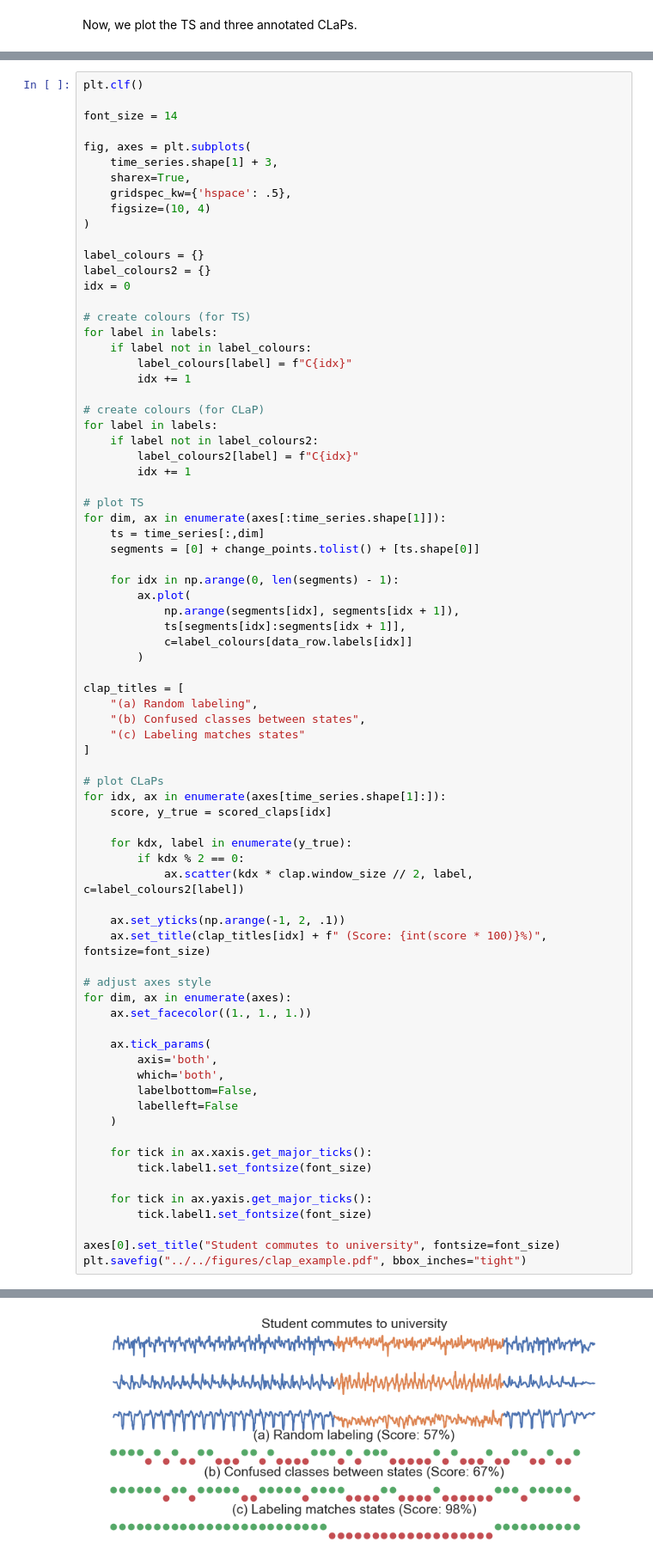
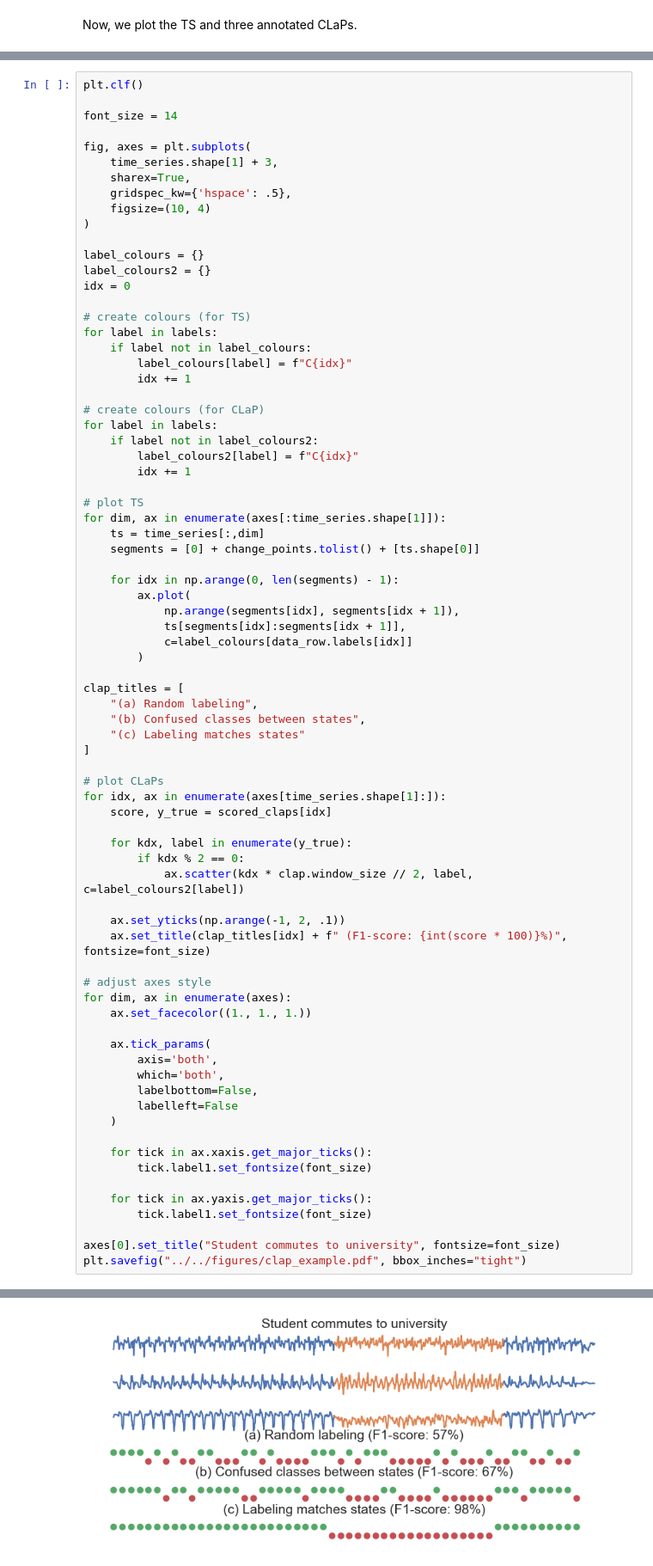
Before and after one commit to ermshaua/classification-label-profile, a Jupyter notebook: notebooks/plots/clap_example.ipynb, the cells around one changed output, grey strips where cells are left out. Shown at 86% size. Cells and saved outputs as stored; diff of their text form.

```diff
--- a/notebooks/plots/clap_example.ipynb
+++ b/notebooks/plots/clap_example.ipynb
@@ -128,32 +128,32 @@ clap_titles = [
 for idx, ax in enumerate(axes[time_series.shape[1]:]):
     score, y_true = scored_claps[idx]
 
     for kdx, label in enumerate(y_true):
         if kdx % 2 == 0:
             ax.scatter(kdx * clap.window_size // 2, label, c=label_colours2[label])
 
     ax.set_yticks(np.arange(-1, 2, .1))
-    ax.set_title(clap_titles[idx] + f" (Score: {int(score * 100)}%)", fontsize=font_size)
+    ax.set_title(clap_titles[idx] + f" (F1-score: {int(score * 100)}%)", fontsize=font_size)
 
 # adjust axes style
 for dim, ax in enumerate(axes):
     ax.set_facecolor((1., 1., 1.))
 
     ax.tick_params(
         axis='both',
         which='both',
         labelbottom=False,
         labelleft=False
     )
 
     for tick in ax.xaxis.get_major_ticks():
         tick.label1.set_fontsize(font_size)
 
     for tick in ax.yaxis.get_major_ticks():
         tick.label1.set_fontsize(font_size)
 
 axes[0].set_title("Student commutes to university", fontsize=font_size)
 plt.savefig("../../figures/clap_example.pdf", bbox_inches="tight")
 # %% [output]
 <Figure size 640x480 with 0 Axes>
-[figure, old version]
+[figure, new version]
```
Also changed, not shown: parts of 1 cell of this notebook, 3 other files.
